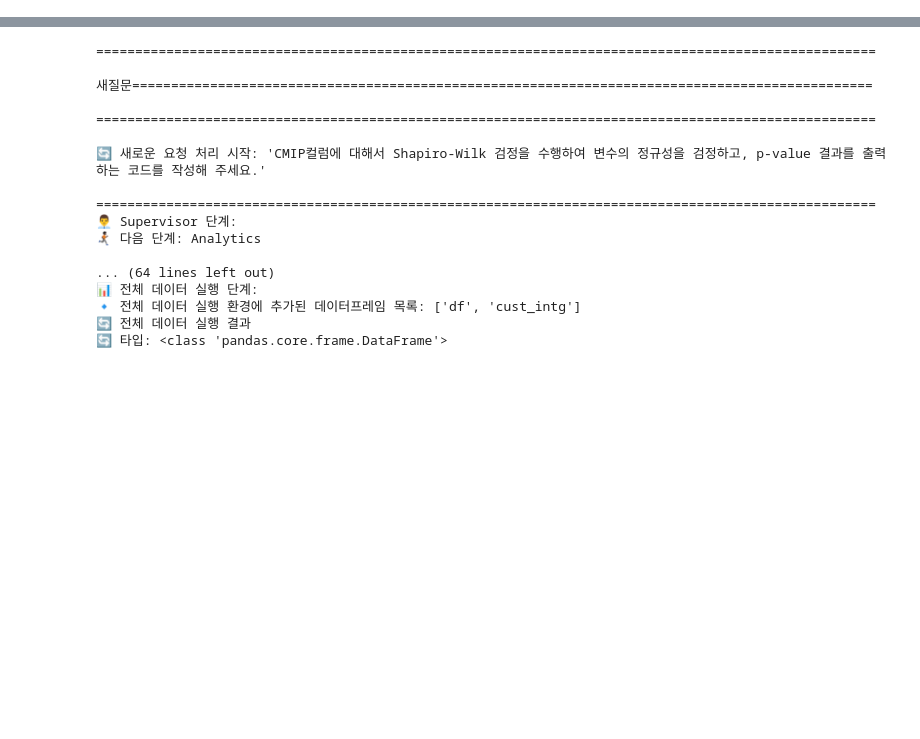
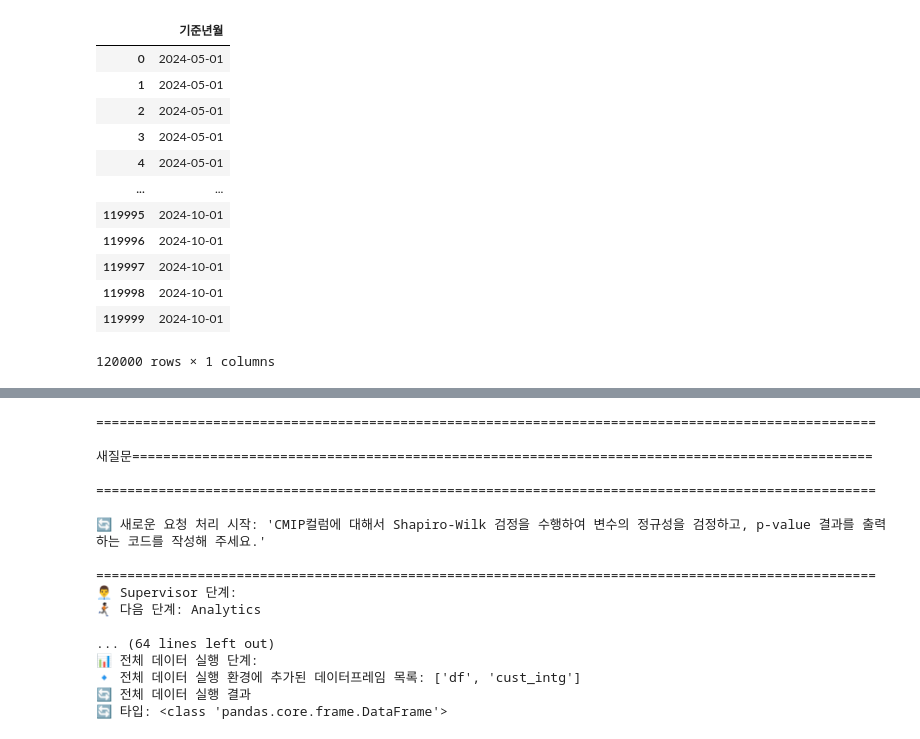
Before and after one commit to lanad01/GENBA, a Jupyter notebook: 02.생성테스트 copy.ipynb, the cells around one changed output, grey strips where cells are left out. Saved outputs shown, nothing was run; the diff lists cells and outputs as text; code cells hidden in the pictures; blank space fills up the shorter version.

```diff
--- a/02.생성테스트 copy.ipynb
+++ b/02.생성테스트 copy.ipynb
@@ -39,0 +137,16 @@ assistant.set_active_mart(df, mart_name)
+# %%
+X.select_dtypes(include=['datetime'])
+# %% [output]
+|  | 기준년월 |
+| 0 | 2024-05-01 |
+| 1 | 2024-05-01 |
+| 2 | 2024-05-01 |
+| 3 | 2024-05-01 |
+| 4 | 2024-05-01 |
+| ... | ... |
+| 119995 | 2024-10-01 |
+| 119996 | 2024-10-01 |
+| 119997 | 2024-10-01 |
+| 119998 | 2024-10-01 |
+| 119999 | 2024-10-01 |
+120000 rows × 1 columns
```
Also changed, not shown: parts of 4 cells of this notebook, 56 other files.
